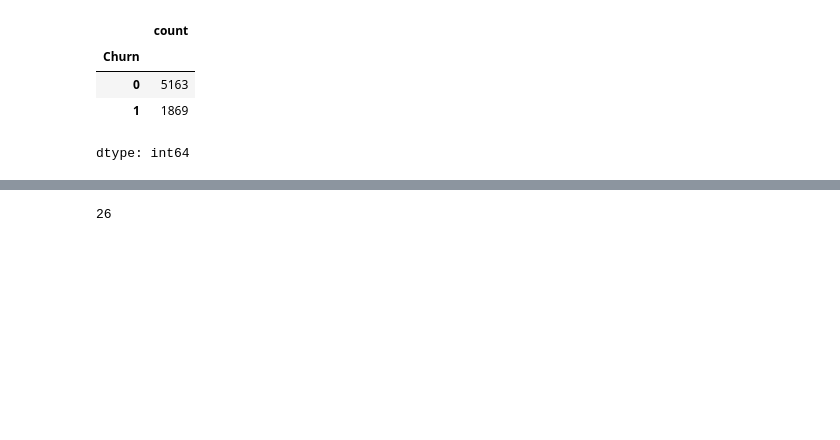
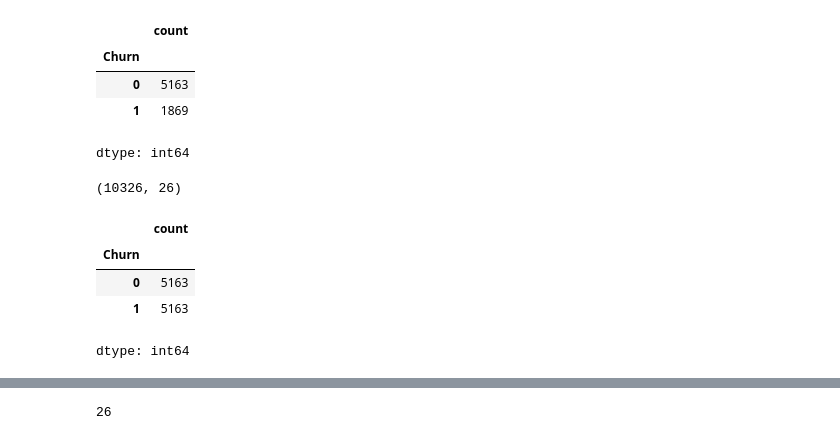
Before and after one commit to letemCODE/Neural-Network-Customer-Churn-Prediction, a Jupyter notebook: Customer_Churn_Perdiction.ipynb, the cells around one changed output, grey strips where cells are left out. Cells and saved outputs as stored; diff of their text form; code cells hidden in the pictures; blank space fills up the shorter version.

```diff
--- a/Customer_Churn_Perdiction.ipynb
+++ b/Customer_Churn_Perdiction.ipynb
@@ -256,3 +261,15 @@ y = df2['Churn']
+# %%
+X.shape
+# %% [output]
+(10326, 26)
+# %%
+y.value_counts()
+# %% [output]
+|  | count |
+| Churn |  |
+| 0 | 5163 |
+| 1 | 5163 |
+dtype: int64
 # %%
 from sklearn.model_selection import train_test_split
 X_train, X_test, y_train, y_test = train_test_split(X, y, test_size = 0.2, random_state = 42, stratify = y)
```
Also changed, not shown: parts of 16 cells of this notebook.
